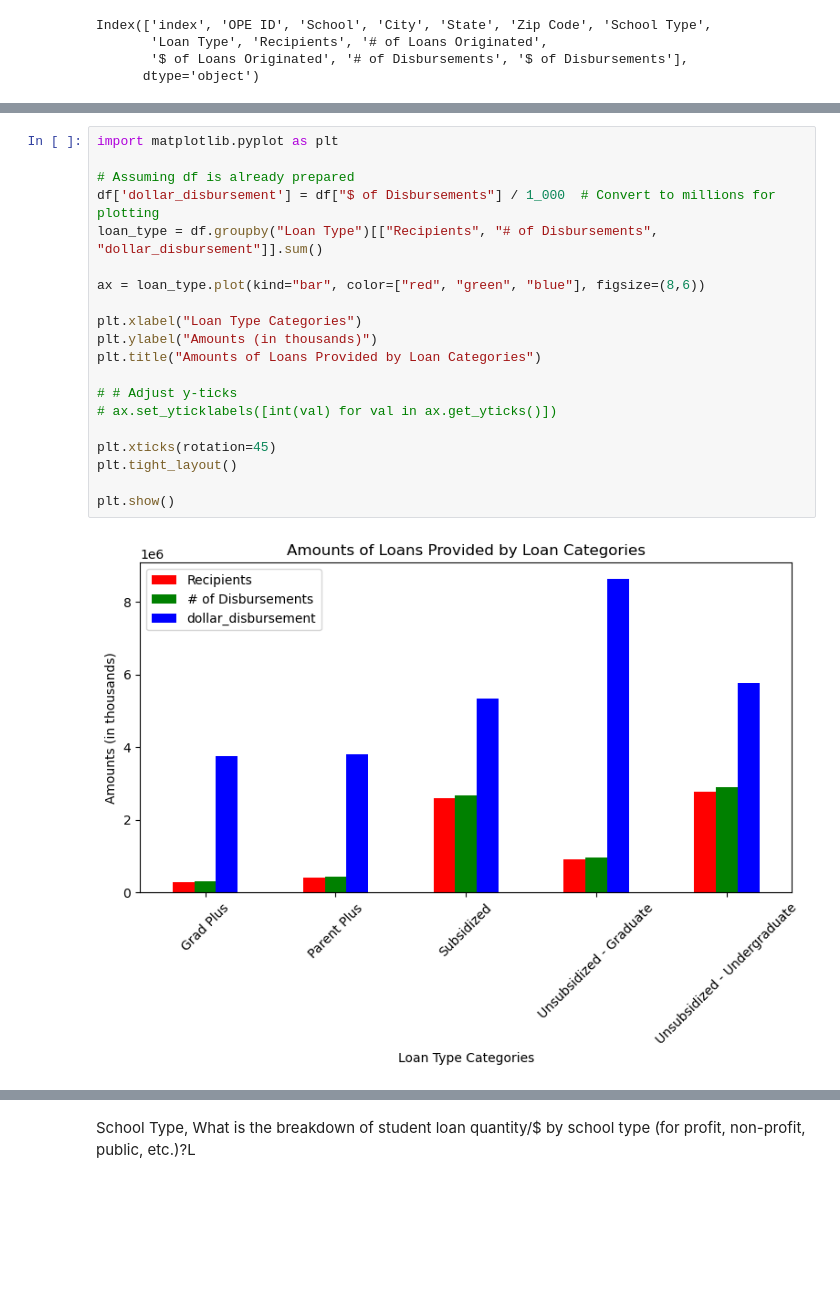
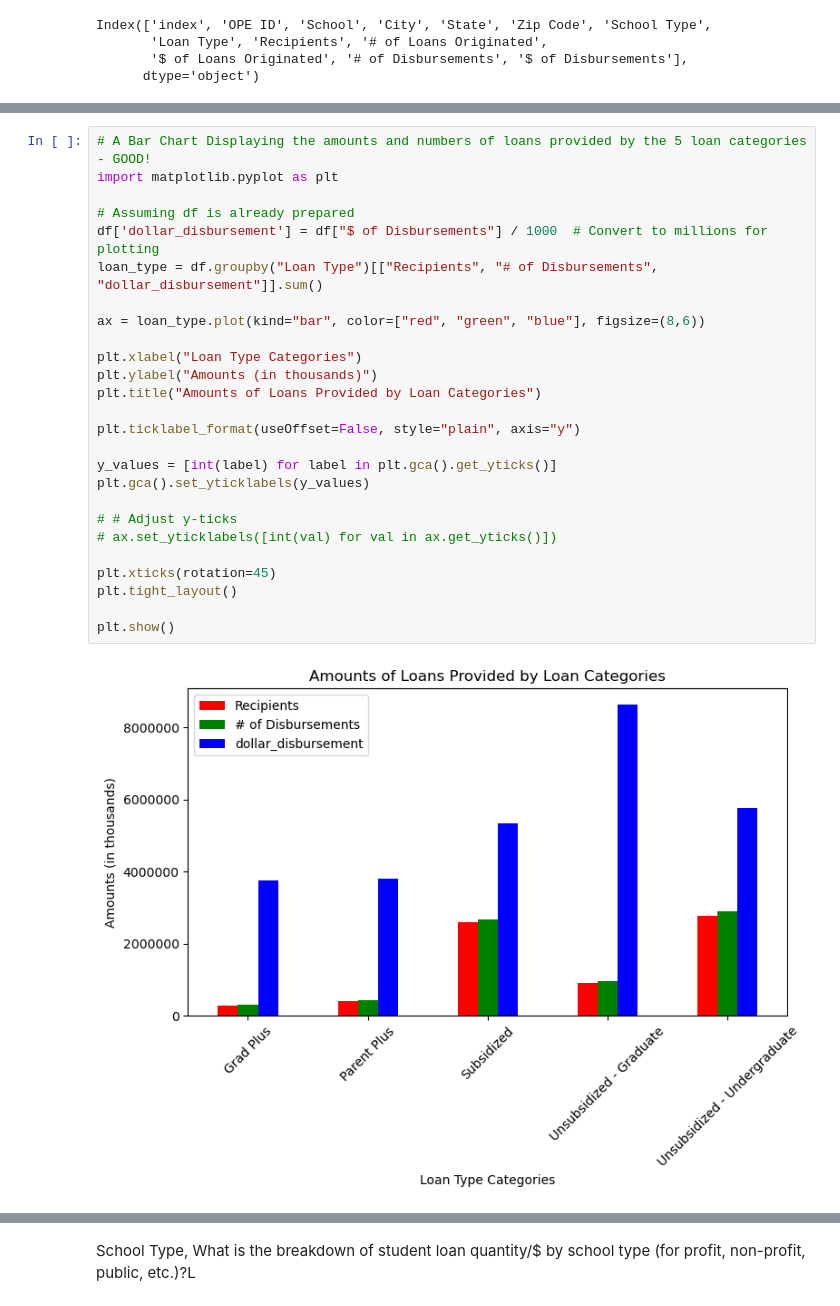
Before and after one commit to wemlaztdj/Demo_p1, a Jupyter notebook: main - MR.ipynb, the cells around one changed output, grey strips where cells are left out. Saved outputs shown, nothing was run; the diff lists cells and outputs as text; blank space fills up the shorter version.

```diff
--- a/main - MR.ipynb
+++ b/main - MR.ipynb
@@ -154,24 +147,30 @@ loan_type
 | Unsubsidized - Graduate | 909824 | 970234 | 8649219445 |
 | Unsubsidized - Undergraduate | 2771476 | 2913536 | 5763289607 |
 # %%
+# A Bar Chart Displaying the amounts and numbers of loans provided by the 5 loan categories - GOOD!
 import matplotlib.pyplot as plt
 
 # Assuming df is already prepared
-df['dollar_disbursement'] = df["$ of Disbursements"] / 1_000  # Convert to millions for plotting
+df['dollar_disbursement'] = df["$ of Disbursements"] / 1000  # Convert to millions for plotting
 loan_type = df.groupby("Loan Type")[["Recipients", "# of Disbursements", "dollar_disbursement"]].sum()
 
 ax = loan_type.plot(kind="bar", color=["red", "green", "blue"], figsize=(8,6))
 
 plt.xlabel("Loan Type Categories")
 plt.ylabel("Amounts (in thousands)")
 plt.title("Amounts of Loans Provided by Loan Categories")
 
+plt.ticklabel_format(useOffset=False, style="plain", axis="y")
+
+y_values = [int(label) for label in plt.gca().get_yticks()]
+plt.gca().set_yticklabels(y_values)
+
 # # Adjust y-ticks
 # ax.set_yticklabels([int(val) for val in ax.get_yticks()])
 
 plt.xticks(rotation=45)
 plt.tight_layout()
 
 plt.show()
 # %% [output]
-[figure, old version]
+[figure, new version]
```
Also changed, not shown: parts of 9 cells of this notebook, 2 other files.
